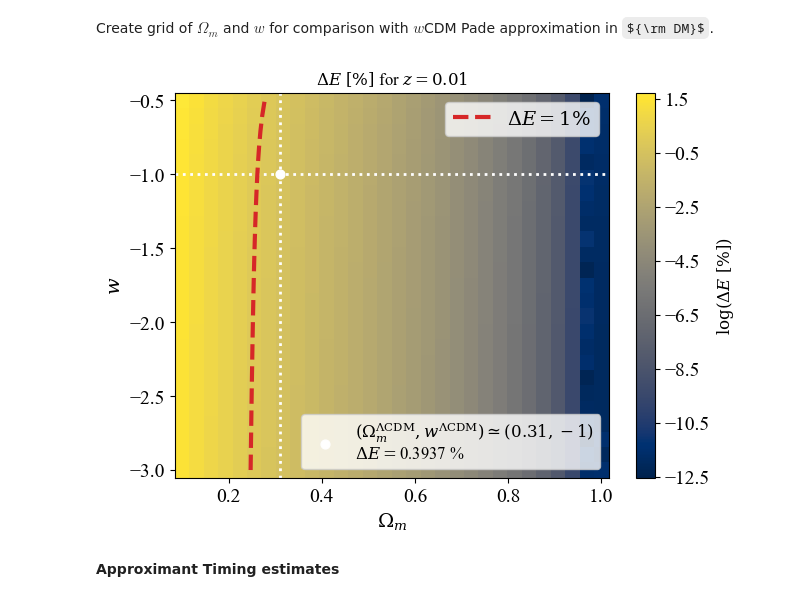
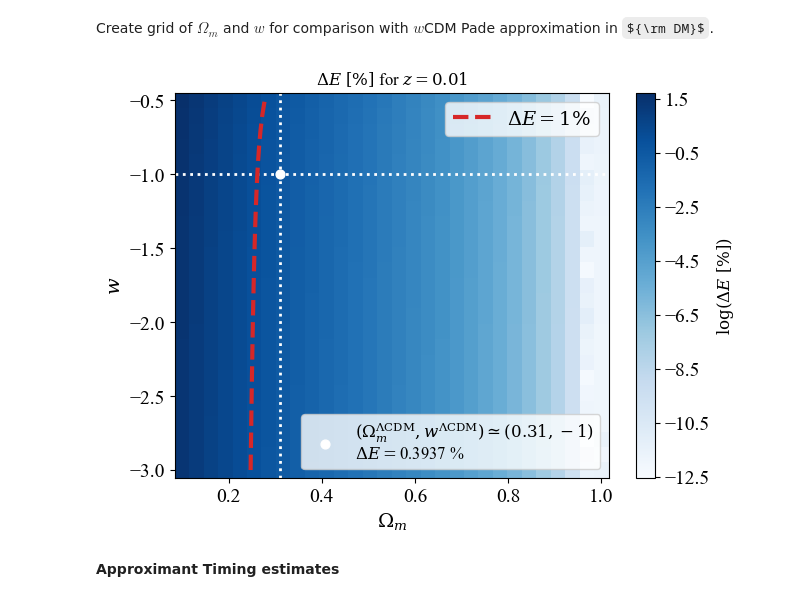
Before and after one commit to MariosNT/DM_cosmic_Pade, a Jupyter notebook: Notebooks/DM_cosmic_Pade.ipynb, the cells around one changed output. Drawn from its saved outputs; the diff is of its cells as text; code cells hidden in the pictures; some formulas as TeX source.

Commit message:
Final code for submission
- Add interpolation file
- Add cosmological inference
- Remove old figures

```diff
--- a/Notebooks/DM_cosmic_Pade.ipynb
+++ b/Notebooks/DM_cosmic_Pade.ipynb
@@ -749,35 +749,36 @@ DE_LCDM = round(rel_error_wCDM(z_star, OMEGA_MATTER, w=-1), 4)
 fig = plt.figure(figsize=(7, 5))
 ax1 = fig.add_subplot(1, 1, 1)
 
-pcm = ax1.pcolormesh(Om_, w_, np.log10(rel_error_2D), cmap='cividis')
+pcm = ax1.pcolormesh(Om_, w_, np.log10(rel_error_2D), cmap='Blues')
+# pcm = ax1.contourf(Om_, w_, np.log10(rel_error_2D), cmap='Blues', levels=10)
 l1 = ax1.contour(Om_, w_, np.log10(rel_error_2D), levels=[0], colors='tab:red', linewidths=3, linestyles='--')
 cbar = fig.colorbar(pcm, ax=ax1)
 cbar.set_ticks(np.arange(-12.5, 2, 2))
 cbar.set_label(r'$\log(\Delta E \ [\%])$', size=12)
 
 ax1.axhline(y=-1, c='white', lw=2, ls=':', zorder=1)
 ax1.axvline(x=OMEGA_MATTER, c='white', lw=2, ls=':', zorder=1)
 ax1.scatter(OMEGA_MATTER, -1, c='white', s=40, label=r'$(\Omega_m^{\Lambda {\rm CDM}}, w^{\Lambda {\rm CDM}}) \simeq (0.31, -1)$'+ '\n' rf'$\Delta E = ${DE_LCDM} %')
 
 ax1.set_xlabel(r'$\Omega_m$')
 ax1.set_ylabel(r'$w$')
 ax1.set_title(r'$\Delta E \ [\%]$ for $z=0.01$', fontsize=12)
 
 nm, _ = l1.legend_elements()
 nm[0].set_linestyle(ls='--')
 
 legend1 = ax1.legend(nm, [r'$\Delta E = 1 \%$'])
 ax1.add_artist(legend1)
 
 # hdl2, lab2 = l2.legend_elements()
 ax1.legend(loc='lower right', fontsize=12)
 
 if SAVE_FIG:
     plt.savefig("figures/DeltaE_PhiDM_wCDM_2D_plot.pdf", dpi=400, bbox_inches='tight')
 
 plt.show()
 # %% [output]
-[figure, old version]
+[figure, new version]
 # %% [markdown]
 __Approximant Timing estimates__
 # %%
```
Also changed, not shown: parts of 1 cell of this notebook, 7 other files.
